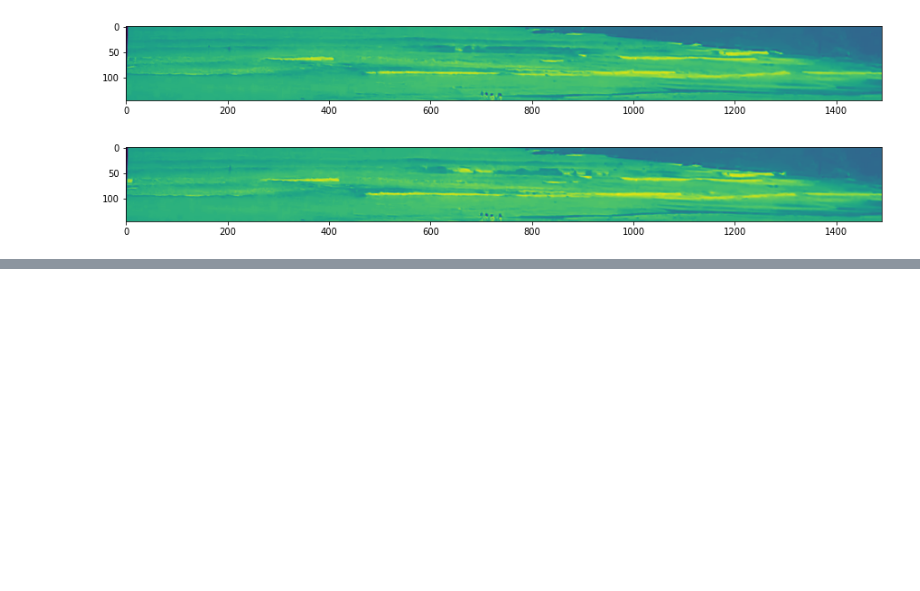
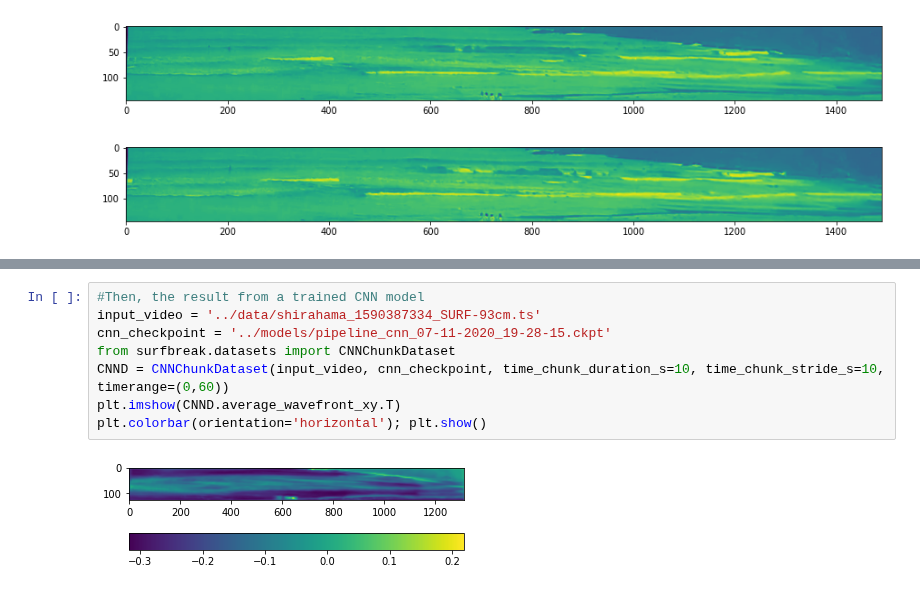
Before and after one commit to sjobeek/surfbreak, a Jupyter notebook: nbs/index.ipynb, the cells around one changed output, grey strips where cells are left out. Drawn from its saved outputs; the diff is of its cells as text; blank space fills up the shorter version.

```diff
--- a/nbs/index.ipynb
+++ b/nbs/index.ipynb
@@ -114,0 +135,10 @@ Waveform training data consists of `{wavefront_signal, image_coordinates, image}
+# %%
+#Then, the result from a trained CNN model
+input_video = '../data/shirahama_1590387334_SURF-93cm.ts'
+cnn_checkpoint = '../models/pipeline_cnn_07-11-2020_19-28-15.ckpt'
+from surfbreak.datasets import CNNChunkDataset
+CNND = CNNChunkDataset(input_video, cnn_checkpoint, time_chunk_duration_s=10, time_chunk_stride_s=10, timerange=(0,60))
+plt.imshow(CNND.average_wavefront_xy.T)
+plt.colorbar(orientation='horizontal'); plt.show()
+# %% [output]
+[figure, added]
```
Also changed, not shown: parts of 5 cells of this notebook, 5 other files.
